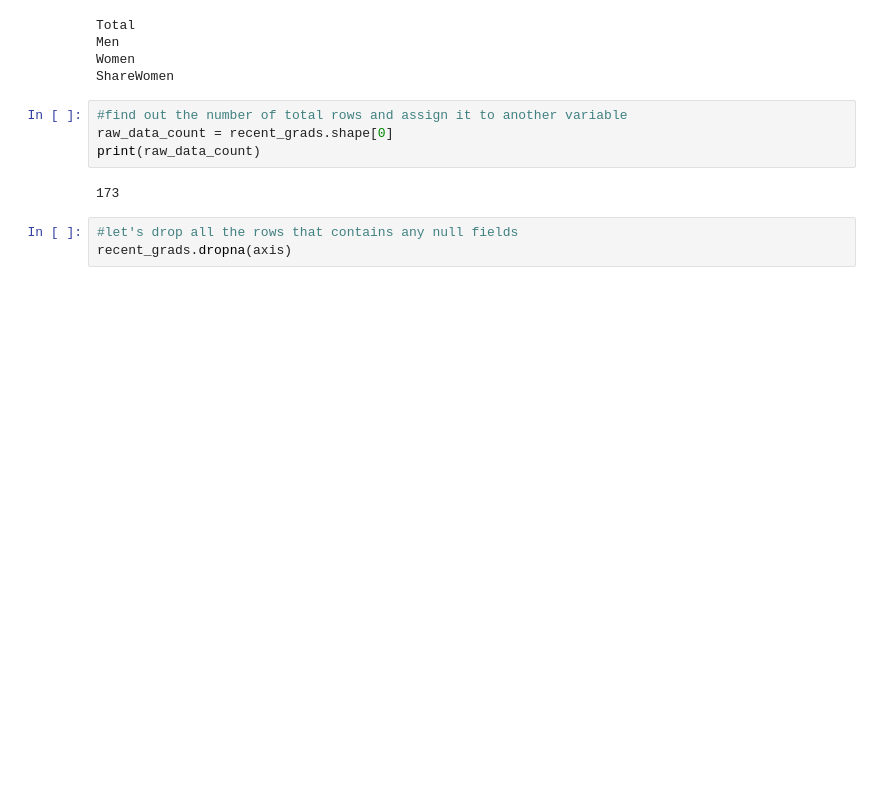
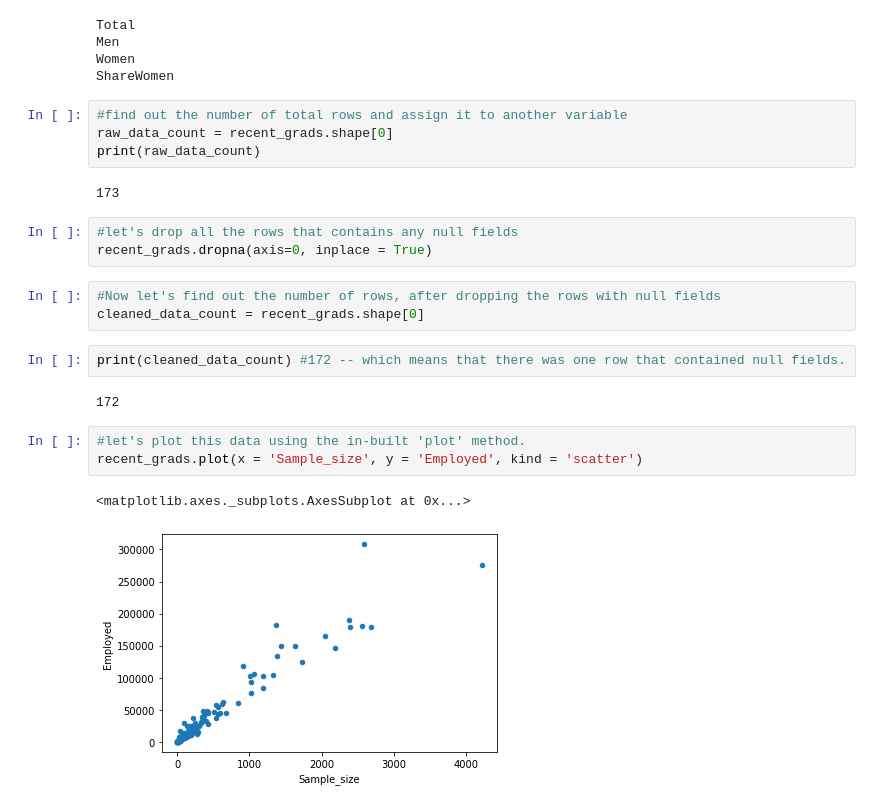
Before and after one commit to yudi43/DataQuest-Projects, a Jupyter notebook: Project 4 - Visualizing Earnings Based On College Majors/P4Notebook.ipynb, the cells around one changed output. Saved outputs shown, nothing was run; the diff lists cells and outputs as text; blank space fills up the shorter version.

Commit message:
add various visualisations to answer some questions

```diff
--- a/Project 4 - Visualizing Earnings Based On College Majors/P4Notebook.ipynb
+++ b/Project 4 - Visualizing Earnings Based On College Majors/P4Notebook.ipynb
@@ -77,4 +77,17 @@ print(raw_data_count)
 173
 # %%
 #let's drop all the rows that contains any null fields
-recent_grads.dropna(axis)
+recent_grads.dropna(axis=0, inplace = True)
+# %%
+#Now let's find out the number of rows, after dropping the rows with null fields
+cleaned_data_count = recent_grads.shape[0]
+# %%
+print(cleaned_data_count) #172 -- which means that there was one row that contained null fields.
+# %% [output]
+172
+# %%
+#let's plot this data using the in-built 'plot' method.
+recent_grads.plot(x = 'Sample_size', y = 'Employed', kind = 'scatter')
+# %% [output]
+<matplotlib.axes._subplots.AxesSubplot at 0x...>
+[figure, added]
```
Also changed, not shown: parts of 6 cells of this notebook.
